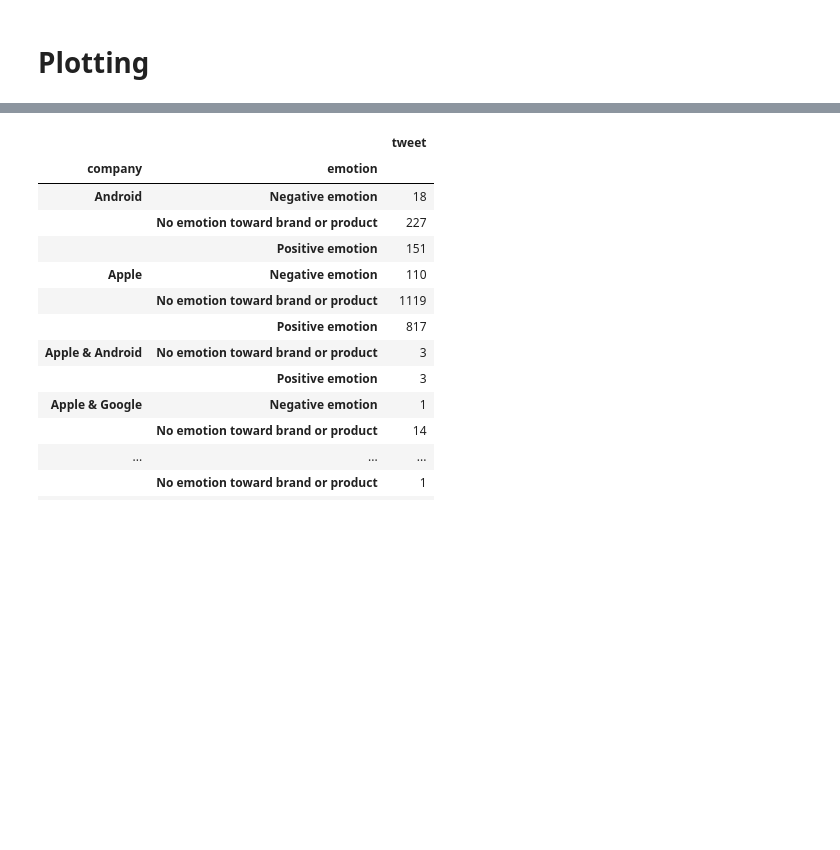
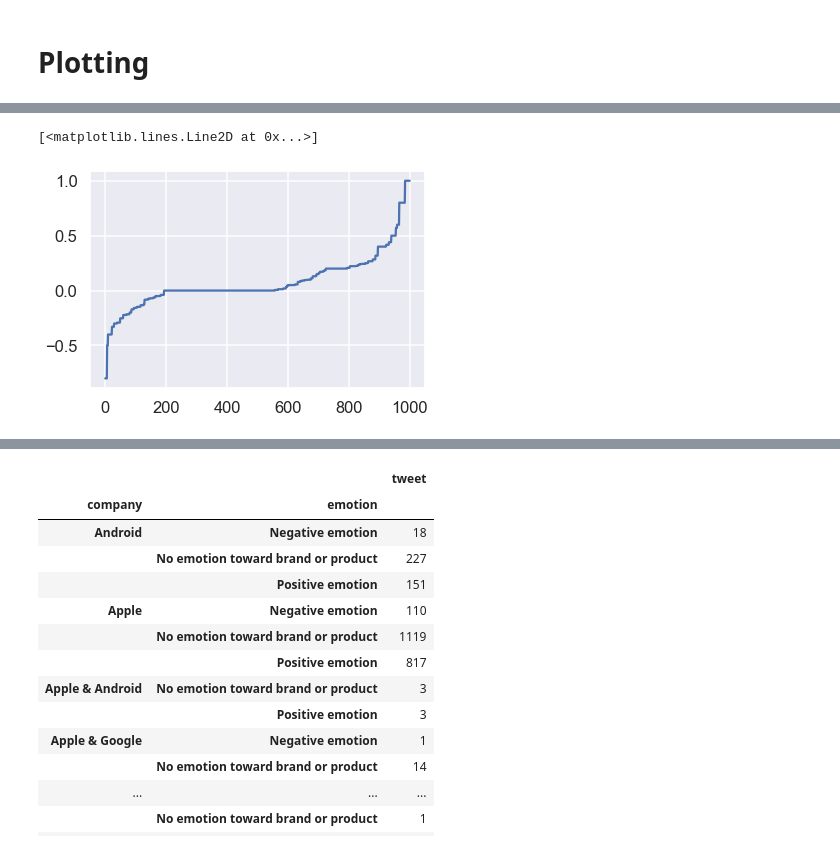
Before and after one commit to carlosiruiz/Twitter_sentiment_analysis, a Jupyter notebook: eda/Visualizations.ipynb, the cells around one changed output, grey strips where cells are left out. Saved outputs shown, nothing was run; the diff lists cells and outputs as text; code cells hidden in the pictures; blank space fills up the shorter version.

```diff
--- a/eda/Visualizations.ipynb
+++ b/eda/Visualizations.ipynb
@@ -122,3 +133,9 @@ plt.show()
+# %%
+sns.set_style("darkgrid")
+plt.plot(sampling_2020[1])
+# %% [output]
+[<matplotlib.lines.Line2D at 0x...>]
+[figure, added]
 # %%
 plt.figure(figsize=(8,6))
 plt.hist(sampling_2020[0], bins=10, alpha=0.5, label="", density=True, stacked=True, color='Red')
```
Also changed, not shown: parts of 10 cells of this notebook, 3 other files.
